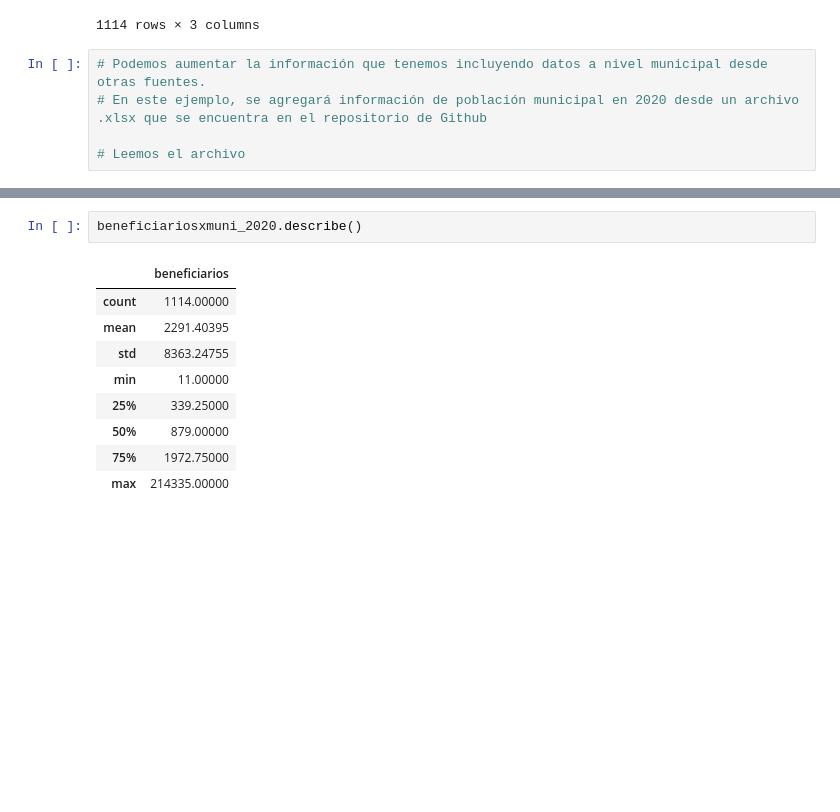
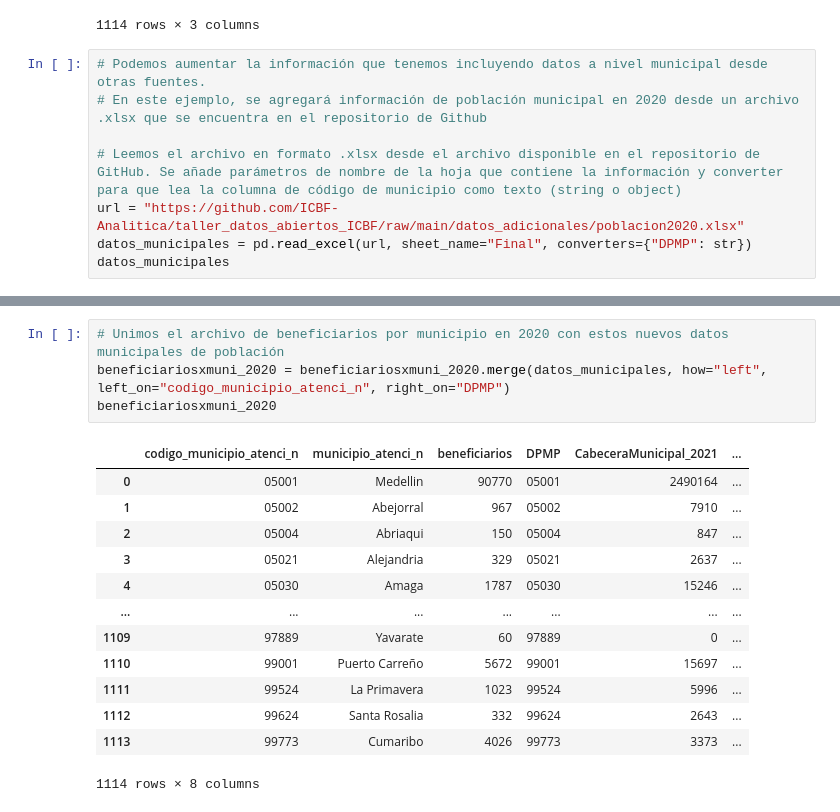
Before and after one commit to ICBF-Analitica/taller_datos_abiertos_ICBF, a Jupyter notebook: cuadernillos/ICBF_EstadisticasDescriptivas_TallerDatosAbiertosSept2021.ipynb, the cells around one changed output, grey strips where cells are left out. Saved outputs shown, nothing was run; the diff lists cells and outputs as text; blank space fills up the shorter version.

Commit message:
Update: Subir cuadernillo estadísticas descriptivas final y corregir nombres de variables de variables municipales adicionales

```diff
--- a/cuadernillos/ICBF_EstadisticasDescriptivas_TallerDatosAbiertosSept2021.ipynb
+++ b/cuadernillos/ICBF_EstadisticasDescriptivas_TallerDatosAbiertosSept2021.ipynb
@@ -288,4 +287,7 @@ beneficiariosxmuni_2020
 # Podemos aumentar la información que tenemos incluyendo datos a nivel municipal desde otras fuentes.
 # En este ejemplo, se agregará información de población municipal en 2020 desde un archivo .xlsx que se encuentra en el repositorio de Github
 
-# Leemos el archivo
+# Leemos el archivo en formato .xlsx desde el archivo disponible en el repositorio de GitHub. Se añade parámetros de nombre de la hoja que contiene la información y converter para que lea la columna de código de municipio como texto (string o object)
+url = "https://github.com/ICBF-Analitica/taller_datos_abiertos_ICBF/raw/main/datos_adicionales/poblacion2020.xlsx"
+datos_municipales = pd.read_excel(url, sheet_name="Final", converters={"DPMP": str})
+datos_municipales
@@ -292,12 +308,18 @@ beneficiariosxmuni_2020
-# %%
-beneficiariosxmuni_2020.describe()
-# %% [output]
-|  | beneficiarios |
-| count | 1114.00000 |
-| mean | 2291.40395 |
-| std | 8363.24755 |
-| min | 11.00000 |
-| 25% | 339.25000 |
-| 50% | 879.00000 |
-| 75% | 1972.75000 |
-| max | 214335.00000 |
+# %%
+# Unimos el archivo de beneficiarios por municipio en 2020 con estos nuevos datos municipales de población
+beneficiariosxmuni_2020 = beneficiariosxmuni_2020.merge(datos_municipales, how="left", left_on="codigo_municipio_atenci_n", right_on="DPMP")
+beneficiariosxmuni_2020
+# %% [output]
+|  | codigo_municipio_atenci_n | municipio_atenci_n | beneficiarios | DPMP | CabeceraMunicipal_2021 | ... |
+| 0 | 05001 | Medellin | 90770 | 05001 | 2490164 | ... |
+| 1 | 05002 | Abejorral | 967 | 05002 | 7910 | ... |
+| 2 | 05004 | Abriaqui | 150 | 05004 | 847 | ... |
+| 3 | 05021 | Alejandria | 329 | 05021 | 2637 | ... |
+| 4 | 05030 | Amaga | 1787 | 05030 | 15246 | ... |
+| ... | ... | ... | ... | ... | ... | ... |
+| 1109 | 97889 | Yavarate | 60 | 97889 | 0 | ... |
+| 1110 | 99001 | Puerto Carreño | 5672 | 99001 | 15697 | ... |
+| 1111 | 99524 | La Primavera | 1023 | 99524 | 5996 | ... |
+| 1112 | 99624 | Santa Rosalia | 332 | 99624 | 2643 | ... |
+| 1113 | 99773 | Cumaribo | 4026 | 99773 | 3373 | ... |
+1114 rows × 8 columns
```
Also changed, not shown: parts of 5 cells of this notebook, 1 other file.
